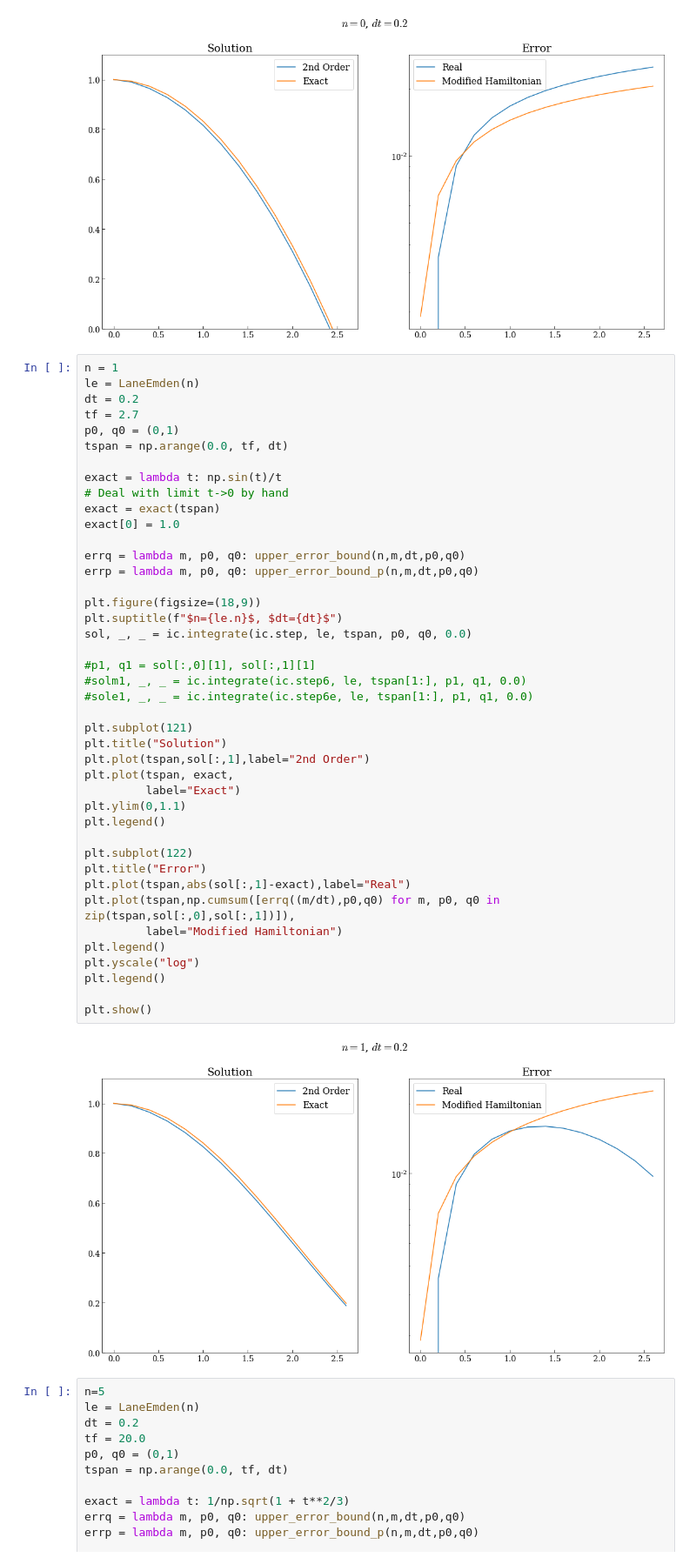
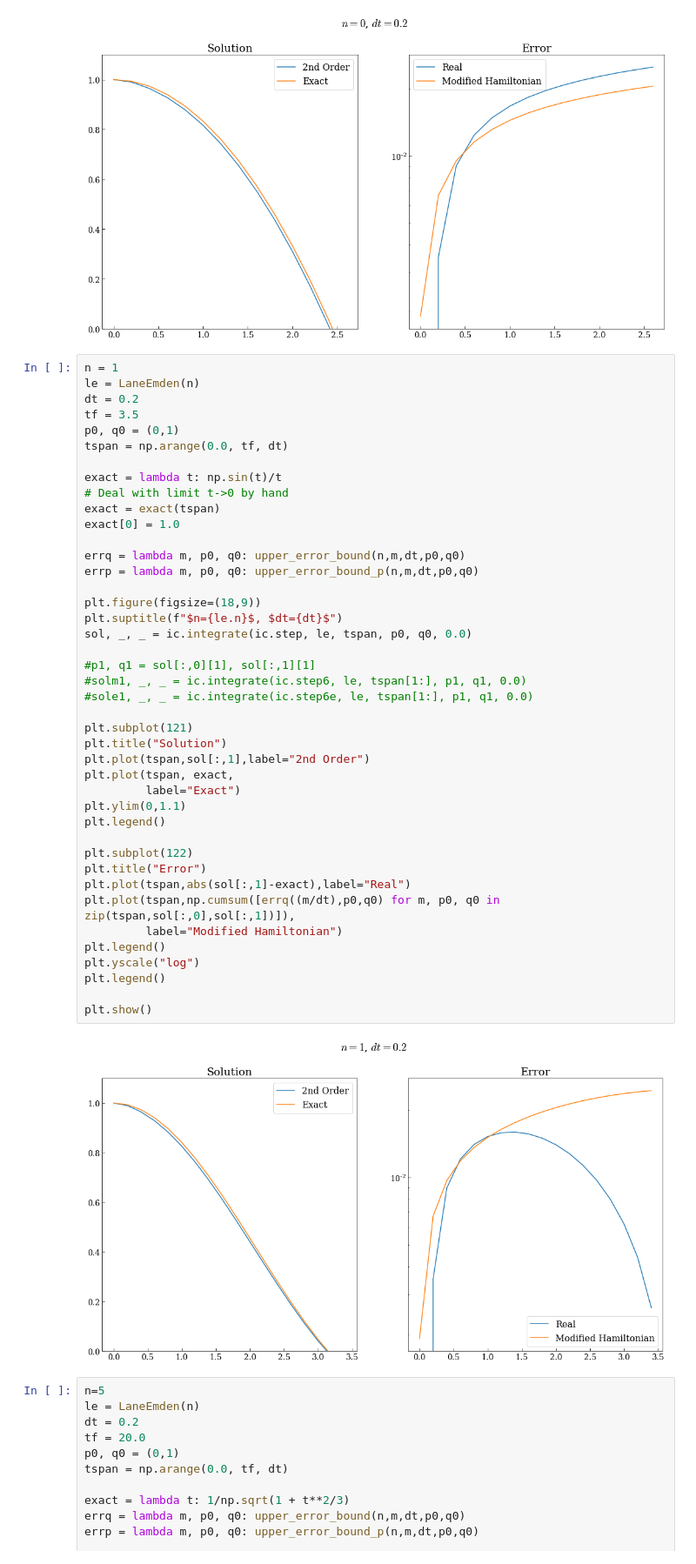
Before and after one commit to mseri/contact-integrators, a Jupyter notebook: The Lane-Emden Model-Error Analysis.ipynb, the cells around one changed output. Shown at 87% size. Drawn from its saved outputs; the diff is of its cells as text.

Commit message:
L-E error plots: fixes
Signed-off-by: Marcello Seri <marcello.seri@gmail.com>

```diff
--- a/The Lane-Emden Model-Error Analysis.ipynb
+++ b/The Lane-Emden Model-Error Analysis.ipynb
@@ -98,7 +98,7 @@ plt.show()
 n = 1
 le = LaneEmden(n)
 dt = 0.2
-tf = 2.7
+tf = 3.5
 p0, q0 = (0,1)
 tspan = np.arange(0.0, tf, dt)
 
@@ -110,34 +110,34 @@ exact[0] = 1.0
 errq = lambda m, p0, q0: upper_error_bound(n,m,dt,p0,q0)
 errp = lambda m, p0, q0: upper_error_bound_p(n,m,dt,p0,q0)
 
 plt.figure(figsize=(18,9))
 plt.suptitle(f"$n={le.n}$, $dt={dt}$")
 sol, _, _ = ic.integrate(ic.step, le, tspan, p0, q0, 0.0)
 
 #p1, q1 = sol[:,0][1], sol[:,1][1]
 #solm1, _, _ = ic.integrate(ic.step6, le, tspan[1:], p1, q1, 0.0)
 #sole1, _, _ = ic.integrate(ic.step6e, le, tspan[1:], p1, q1, 0.0)
 
 plt.subplot(121)
 plt.title("Solution")
 plt.plot(tspan,sol[:,1],label="2nd Order")
 plt.plot(tspan, exact,
          label="Exact")
 plt.ylim(0,1.1)
 plt.legend()
 
 plt.subplot(122)
 plt.title("Error")
 plt.plot(tspan,abs(sol[:,1]-exact),label="Real")
 plt.plot(tspan,np.cumsum([errq((m/dt),p0,q0) for m, p0, q0 in zip(tspan,sol[:,0],sol[:,1])]),
          label="Modified Hamiltonian")
 plt.legend()
 plt.yscale("log")
 plt.legend()
 
 plt.show()
 # %% [output]
-[figure, old version]
+[figure, new version]
 # %%
 n=5
 le = LaneEmden(n)
```
